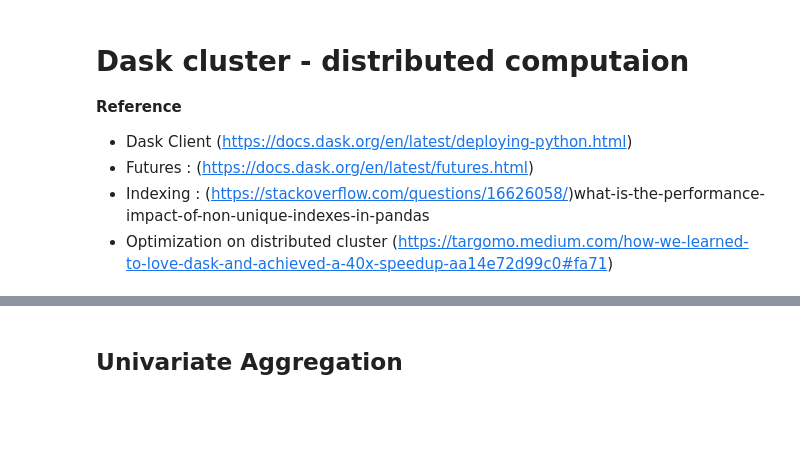
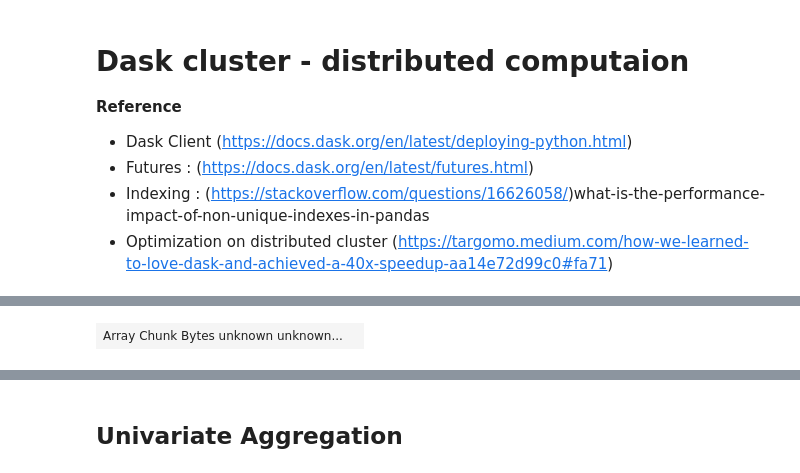
Before and after one commit to pbdanny/PythonProject, a Jupyter notebook: Dask/notebook/dask_cluster_compute.ipynb, the cells around one changed output, grey strips where cells are left out. Cells and saved outputs as stored; diff of their text form; code cells hidden in the pictures; blank space fills up the shorter version.

```diff
--- a/Dask/notebook/dask_cluster_compute.ipynb
+++ b/Dask/notebook/dask_cluster_compute.ipynb
@@ -67,0 +88,8 @@ Is known division? : False, number of partitions :30
+# %%
+from dask import array as da
+
+mcc_arry = ddf["MCC"].to_dask_array()
+mcc_flag = da.where(mcc_arry == 6011, 1, da.where(mcc_arry == 6010, 2, 3))
+mcc_flag
+# %% [output]
+| Array Chunk Bytes unknown unknown... |  |
```
Also changed, not shown: parts of 8 cells of this notebook.
